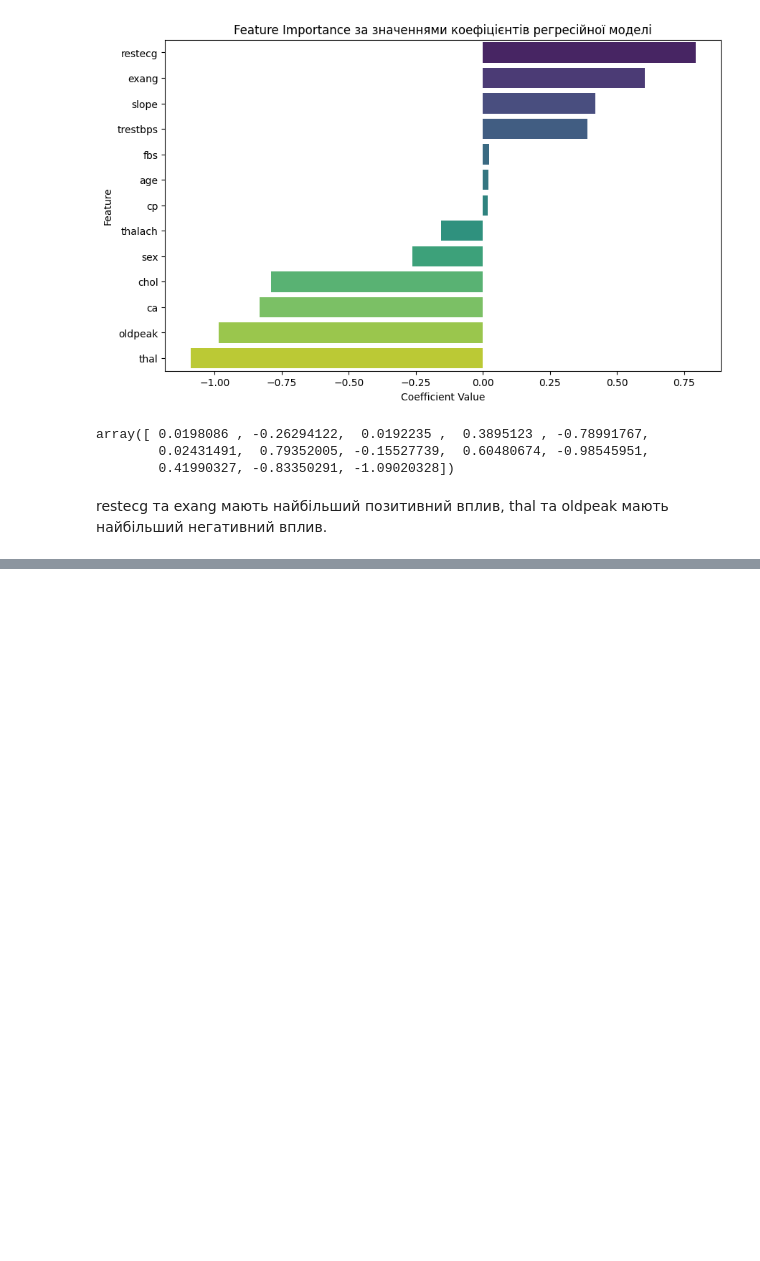
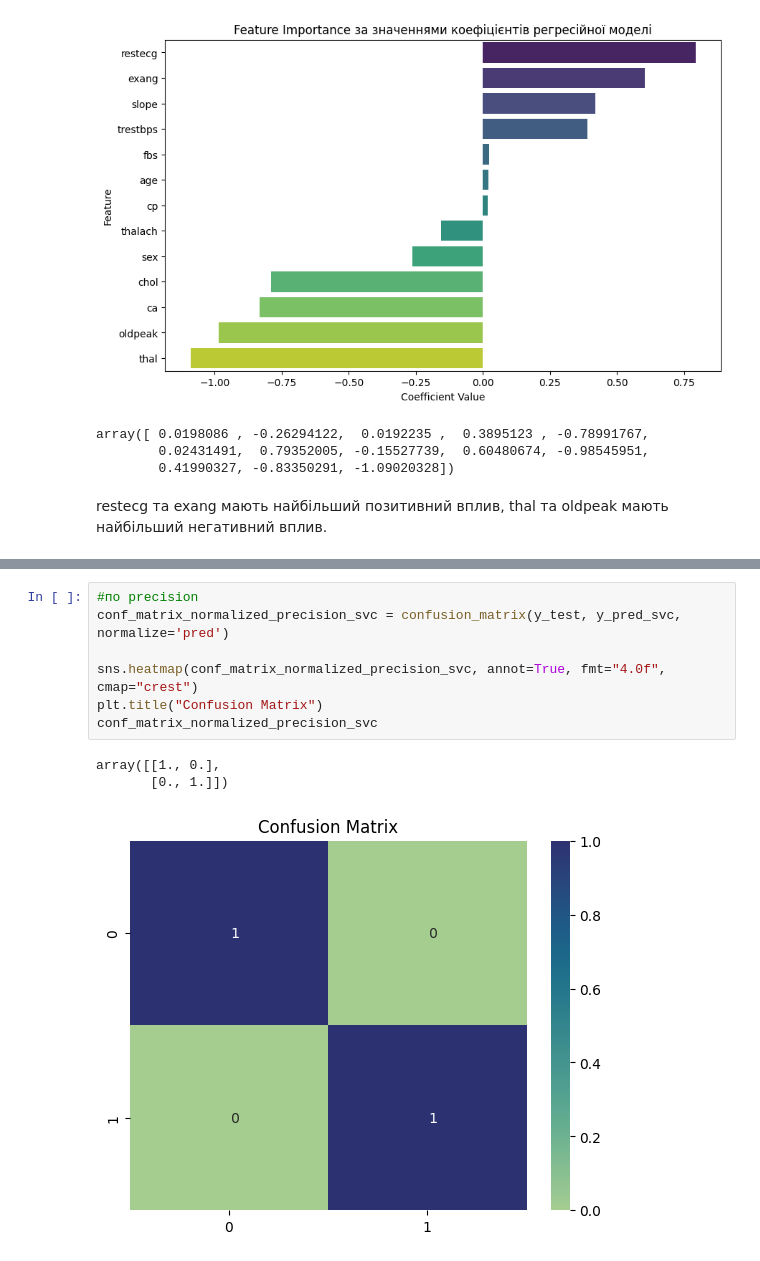
Before and after one commit to Valakas148/ML, a Jupyter notebook: lr3/lr3.ipynb, the cells around one changed output, grey strips where cells are left out. Saved outputs shown, nothing was run; the diff lists cells and outputs as text; blank space fills up the shorter version.

```diff
--- a/lr3/lr3.ipynb
+++ b/lr3/lr3.ipynb
@@ -316,0 +389,11 @@ restecg та exang мають найбільший позитивний впли
+# %%
+#по precision
+conf_matrix_normalized_precision_svc = confusion_matrix(y_test, y_pred_svc, normalize='pred')
+
+sns.heatmap(conf_matrix_normalized_precision_svc, annot=True, fmt="4.0f", cmap="crest")
+plt.title("Confusion Matrix")
+conf_matrix_normalized_precision_svc
+# %% [output]
+array([[1., 0.],
+       [0., 1.]])
+[figure, added]
```
Also changed, not shown: parts of 18 cells of this notebook.
